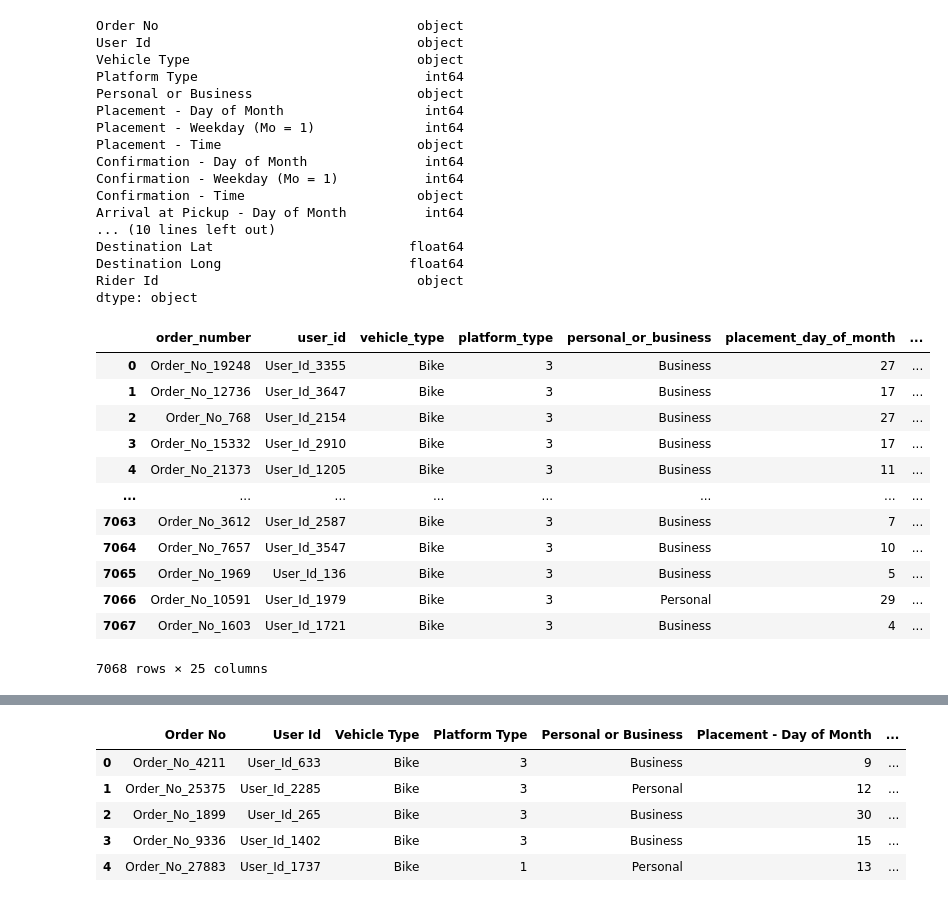
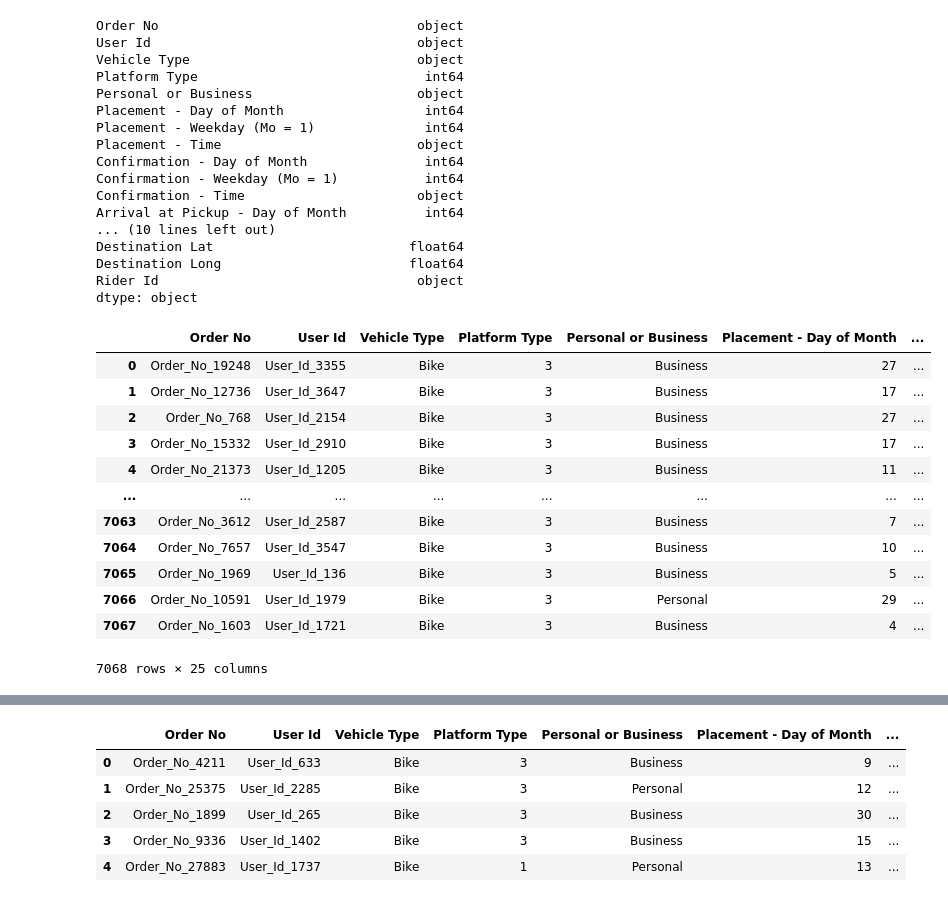
Before and after one commit to jeremylee73/ix-sendy-logistics, a Jupyter notebook: sendy-logistics.ipynb, the cells around one changed output, grey strips where cells are left out. Drawn from its saved outputs; the diff is of its cells as text; code cells hidden in the pictures.

```diff
--- a/sendy-logistics.ipynb
+++ b/sendy-logistics.ipynb
@@ -57,6 +57,22 @@ Destination Lat                         float64
 Destination Long                        float64
 Rider Id                                 object
 dtype: object
+# %%
+test.drop_duplicates()
+# %% [output]
+|  | Order No | User Id | Vehicle Type | Platform Type | Personal or Business | Placement - Day of Month | ... |
+| 0 | Order_No_19248 | User_Id_3355 | Bike | 3 | Business | 27 | ... |
+| 1 | Order_No_12736 | User_Id_3647 | Bike | 3 | Business | 17 | ... |
+| 2 | Order_No_768 | User_Id_2154 | Bike | 3 | Business | 27 | ... |
+| 3 | Order_No_15332 | User_Id_2910 | Bike | 3 | Business | 17 | ... |
+| 4 | Order_No_21373 | User_Id_1205 | Bike | 3 | Business | 11 | ... |
+| ... | ... | ... | ... | ... | ... | ... | ... |
+| 7063 | Order_No_3612 | User_Id_2587 | Bike | 3 | Business | 7 | ... |
+| 7064 | Order_No_7657 | User_Id_3547 | Bike | 3 | Business | 10 | ... |
+| 7065 | Order_No_1969 | User_Id_136 | Bike | 3 | Business | 5 | ... |
+| 7066 | Order_No_10591 | User_Id_1979 | Bike | 3 | Personal | 29 | ... |
+| 7067 | Order_No_1603 | User_Id_1721 | Bike | 3 | Business | 4 | ... |
+7068 rows × 25 columns
 # %%
 rename = {}
 rename['Order No'] = 'order_number'
@@ -85,18 +101,4 @@ rename['Destination Lat'] = 'destination_lat'
 rename['Destination Long'] = 'destination_long'
 rename['Rider Id'] = 'rider_id'
 
-test.rename(rename,  axis='columns')
+test = test.rename(rename,  axis='columns')
-# %% [output]
-|  | order_number | user_id | vehicle_type | platform_type | personal_or_business | placement_day_of_month | ... |
-| 0 | Order_No_19248 | User_Id_3355 | Bike | 3 | Business | 27 | ... |
-| 1 | Order_No_12736 | User_Id_3647 | Bike | 3 | Business | 17 | ... |
-| 2 | Order_No_768 | User_Id_2154 | Bike | 3 | Business | 27 | ... |
-| 3 | Order_No_15332 | User_Id_2910 | Bike | 3 | Business | 17 | ... |
-| 4 | Order_No_21373 | User_Id_1205 | Bike | 3 | Business | 11 | ... |
-| ... | ... | ... | ... | ... | ... | ... | ... |
-| 7063 | Order_No_3612 | User_Id_2587 | Bike | 3 | Business | 7 | ... |
-| 7064 | Order_No_7657 | User_Id_3547 | Bike | 3 | Business | 10 | ... |
-| 7065 | Order_No_1969 | User_Id_136 | Bike | 3 | Business | 5 | ... |
-| 7066 | Order_No_10591 | User_Id_1979 | Bike | 3 | Personal | 29 | ... |
-| 7067 | Order_No_1603 | User_Id_1721 | Bike | 3 | Business | 4 | ... |
-7068 rows × 25 columns
```
Also changed, not shown: parts of 5 cells of this notebook.
